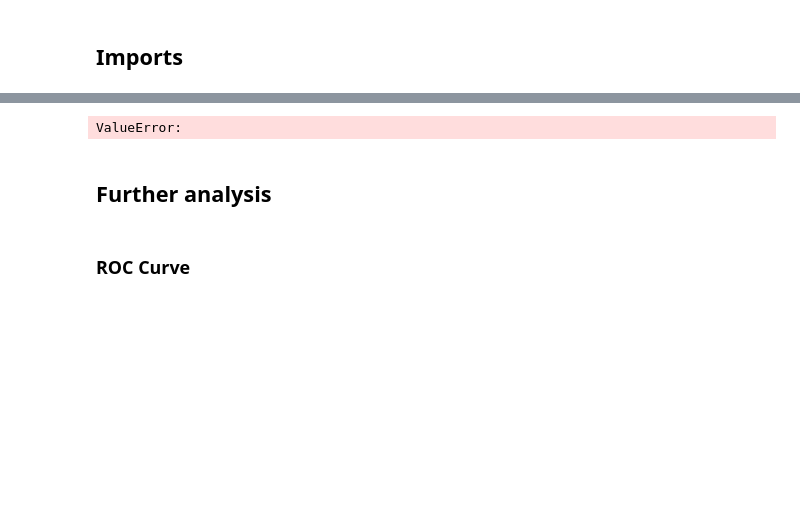
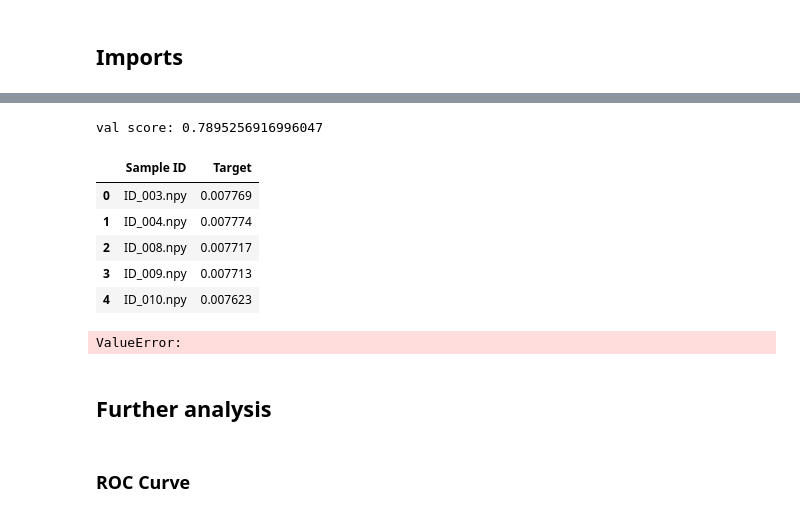
Before and after one commit to StanislasDOZIAS/OWKIN_challenge, a Jupyter notebook: notebooks/MLP_analysis.ipynb, the cells around one changed output, grey strips where cells are left out. Cells and saved outputs as stored; diff of their text form; code cells hidden in the pictures; blank space fills up the shorter version.

```diff
--- a/notebooks/MLP_analysis.ipynb
+++ b/notebooks/MLP_analysis.ipynb
@@ -144,3 +476,55 @@ for wd in list_wd:
+# %%
+run_name = f"{model.name}/{criterion._get_name()}/nt_{normalizer_type}/vc_{val_center}/bs_{batch_size}/wd_{'{:.0e}'.format(wd)}/lr_{'{:.0e}'.format(lr)}/mono_lr_{'{:.0e}'.format(mono_lr)}"
+PATH_DIR = f"../saved_models/{run_name}"
+
+for i, model_path in enumerate(Path(PATH_DIR).glob("*")):
+    break
+path = f"{PATH_DIR}/{model_path.name}"
+
+model.load_state_dict(torch.load(path))
+model.eval()
+pass
+# %%
+X_train, X_train_mean, y_train, X_val, X_val_mean, y_val, X_test, X_test_mean, df_test = build_dataset(val_center=val_center, normalizer_type=normalizer_type)
+# %%
+model_val_score = roc_auc_score(y_val, model(torch.Tensor(X_val)).detach())
+print(f"val score: {model_val_score}")
+# %% [output]
+val score: 0.7895256916996047
+# %%
+run_name_ = f"{model.name}_{criterion._get_name()}_nt_{normalizer_type}_vc_{val_center}_bs_{mono_batch_size}_wd_{'{:.0e}'.format(wd)}_lr_{'{:.0e}'.format(lr)}_mono_lr_{'{:.0e}'.format(mono_lr)}"
+
+y_test = model(torch.Tensor(X_test)).cpu().detach().squeeze().numpy()
+
+
+submission = pd.DataFrame(
+    {"Sample ID": df_test["Sample ID"].values, "Target": y_test}
+).sort_values(
+    "Sample ID"
+)  # extra step to sort the sample IDs
+
+# sanity checks
+assert all(submission["Target"].between(0, 1)), "`Target` values must be in [0, 1]"
+assert submission.shape == (149, 2), "Your submission file must be of shape (149, 2)"
+assert list(submission.columns) == [
+    "Sample ID",
+    "Target",
+], "Your submission file must have columns `Sample ID` and `Target`"
+
+# save the submission as a csv file
+
+OUTPUT_PATH_DIR = Path(f"../data/test_outputs/{run_name_}_{'{:.4f}'.format(model_val_score)}/")
+if not OUTPUT_PATH_DIR.is_dir():
+    os.makedirs(OUTPUT_PATH_DIR)
+submission.to_csv(f"{OUTPUT_PATH_DIR}/{'{:.4f}'.format(model_val_score)}.csv", index=None)
+submission.head()
+# %% [output]
+|  | Sample ID | Target |
+| 0 | ID_003.npy | 0.007769 |
+| 1 | ID_004.npy | 0.007774 |
+| 2 | ID_008.npy | 0.007717 |
+| 3 | ID_009.npy | 0.007713 |
+| 4 | ID_010.npy | 0.007623 |
 # %%
 raise ValueError
 # %% [output]
```
Also changed, not shown: parts of 48 cells of this notebook, 14 other files.
